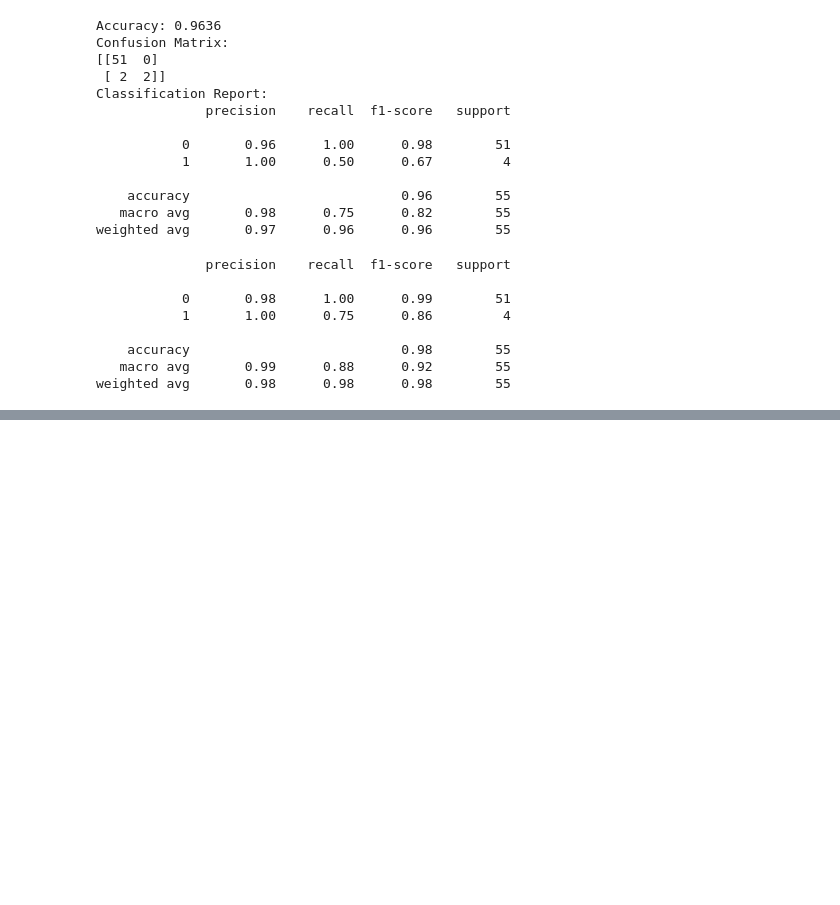
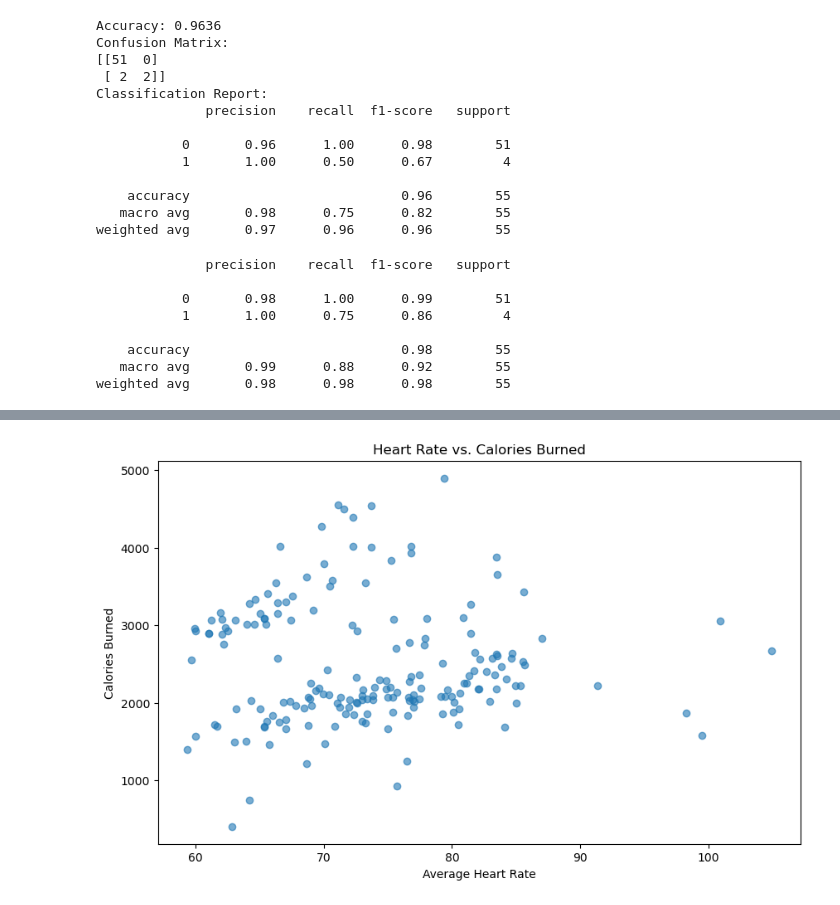
Before and after one commit to George-glor/health_analysis, a Jupyter notebook: heart_rate_stress_analysis.ipynb, the cells around one changed output, grey strips where cells are left out. Cells and saved outputs as stored; diff of their text form; code cells hidden in the pictures; blank space fills up the shorter version.

```diff
--- a/heart_rate_stress_analysis.ipynb
+++ b/heart_rate_stress_analysis.ipynb
@@ -249,0 +262,9 @@ weighted avg       0.98      0.98      0.98        55
+# %%
+plt.figure(figsize=(10,6))
+plt.scatter(merged_data['AvgHeartRate'], merged_data['Calories'], alpha=0.6)
+plt.title('Heart Rate vs. Calories Burned')
+plt.xlabel('Average Heart Rate')
+plt.ylabel('Calories Burned')
+plt.show()
+# %% [output]
+[figure, added]
```
Also changed, not shown: parts of 6 cells of this notebook.
